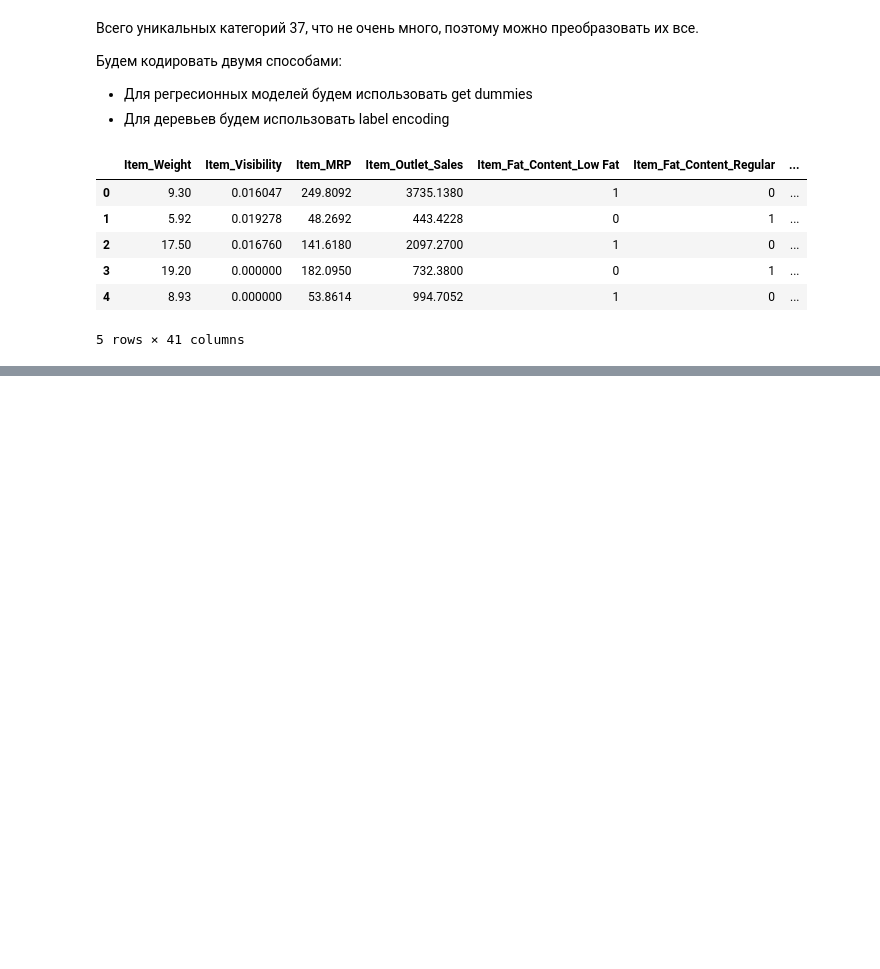
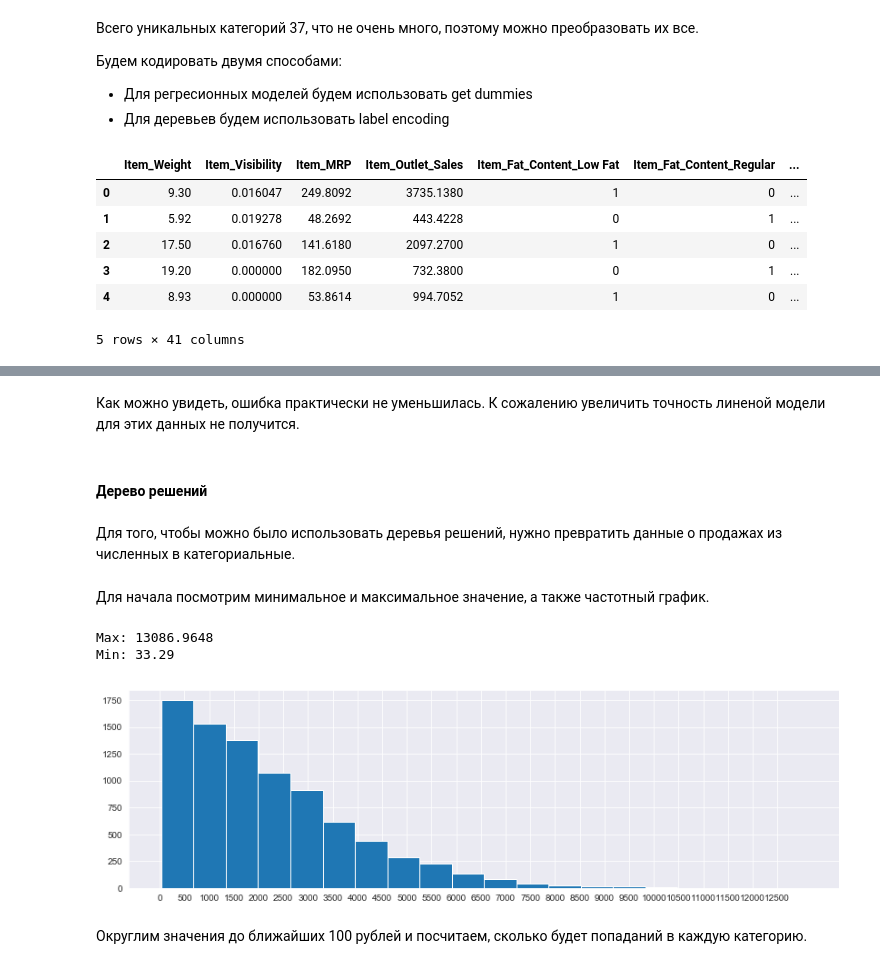
Before and after one commit to mrvanolog/Netology, a Jupyter notebook: Машинное обучение 2.0/Построение модели/SemiFinal/SemiFinal.ipynb, the cells around one changed output, grey strips where cells are left out. Cells and saved outputs as stored; diff of their text form; code cells hidden in the pictures; blank space fills up the shorter version.

```diff
--- a/Машинное обучение 2.0/Построение модели/SemiFinal/SemiFinal.ipynb
+++ b/Машинное обучение 2.0/Построение модели/SemiFinal/SemiFinal.ipynb
@@ -416,0 +483,24 @@ correlation_matrix()
+# %% [markdown]
+Как можно увидеть, ошибка практически не уменьшилась. К сожалению увеличить точность линеной модели для этих данных не получится.
+# %% [markdown]
+#### Дерево решений
+# %% [markdown]
+Для того, чтобы можно было использовать деревья решений, нужно превратить данные о продажах из численных в категориальные.
+# %%
+X_trs = data_trs.drop('Item_Outlet_Sales', axis=1)
+y_trs = data_trs['Item_Outlet_Sales']
+# %% [markdown]
+Для начала посмотрим минимальное и максимальное значение, а также частотный график.
+# %%
+print('Max:', y_trs.max())
+print('Min:', y_trs.min())
+plt.figure(figsize=(14,4))
+y_trs.hist(bins=20)
+plt.xticks(np.arange(0, 13000, 500))
+plt.show()
+# %% [output]
+Max: 13086.9648
+Min: 33.29
+[figure, added]
+# %% [markdown]
+Округлим значения до ближайших 100 рублей и посчитаем, сколько будет попаданий в каждую категорию.
```
Also changed, not shown: parts of 41 cells of this notebook.
